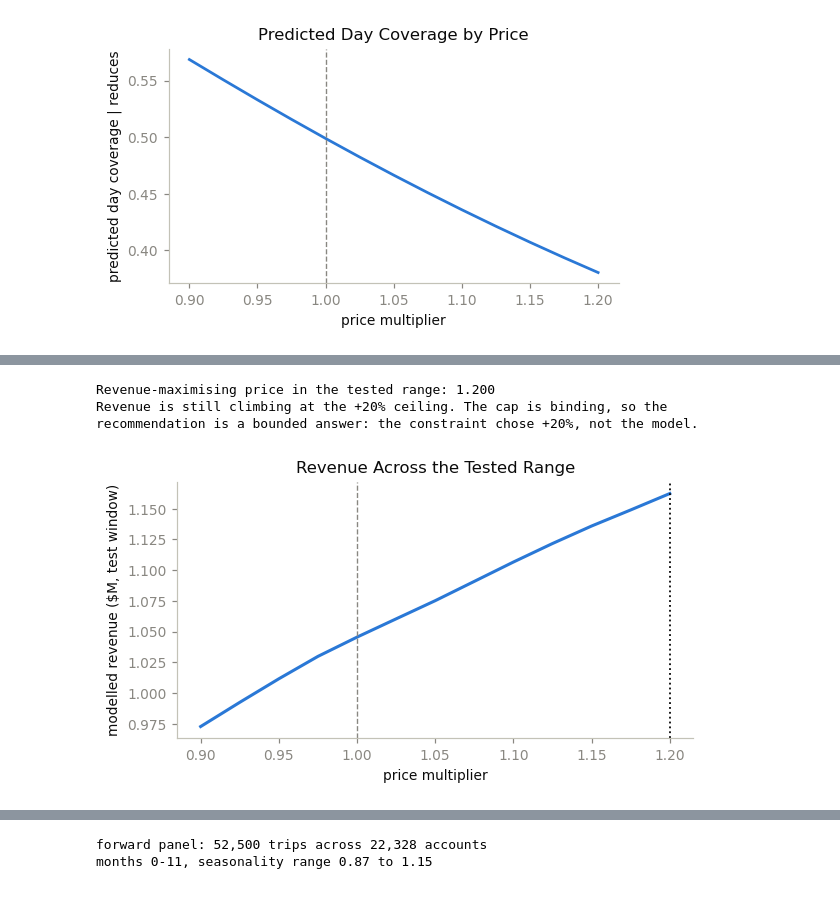
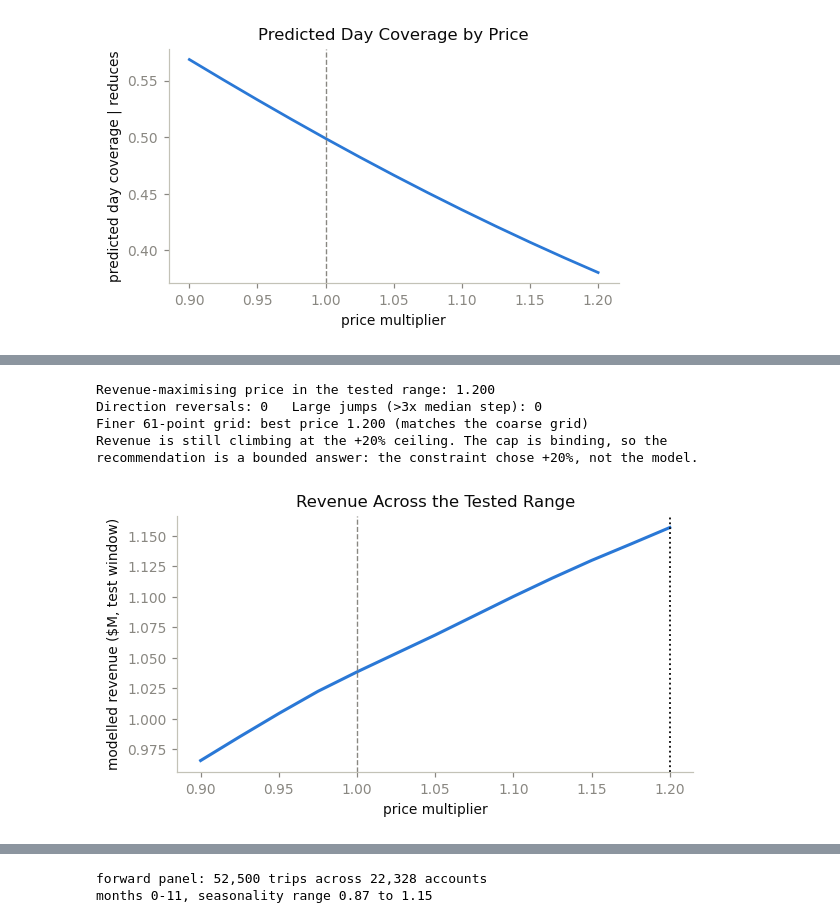
Before and after one commit to paforsey/data-science-portfolio, a Jupyter notebook: case-studies/international-roaming/international_roaming.ipynb, the cells around one changed output, grey strips where cells are left out. Saved outputs shown, nothing was run; the diff lists cells and outputs as text; code cells hidden in the pictures.

```diff
--- a/case-studies/international-roaming/international_roaming.ipynb
+++ b/case-studies/international-roaming/international_roaming.ipynb
@@ -1538,7 +1580,7 @@ for i, c in enumerate(CLASSES):
 
 scored['slice'] = np.select([tr, ca, te], ['train', 'calib', 'test'], default='?')
 
-# Per-account price response: what notebook 04 clusters on
+# Per-account price response: what the segmentation clusters on
 curves = {f'p_null_{m:.2f}': score_trips(X, trips, m)[:, i_np] for m in [0.90, 1.00, 1.10, 1.20]}
 resp = pd.DataFrame({'account_id': trips['account_id'].to_numpy(), **curves}) \
     .groupby('account_id').mean().reset_index()
@@ -1550,10 +1592,27 @@ meta = pd.DataFrame({
 })
 display(meta.set_index('key').rename_axis(None))
 
+# Per-trip scenario probabilities for the simulation: every forward-panel trip scored
+# at every grid price under the base and stronger-response cases. This replaces the
+# population-level log-odds shift the simulation used to reconstruct.
+SCEN_GRID = np.round(np.linspace(0.90, 1.20, 13), 4)
+fwd = (trips['month'] >= trips['month'].max() - 11).to_numpy()
+Xf, tf = X[fwd], trips[fwd]
+tid_f = tf['trip_id'].to_numpy()
+scen = []
+for rs, sname in [(1.0, 'base'), (RESPONSE_RATIO, 'stronger')]:
+    for m in SCEN_GRID:
+        Pm = score_trips(Xf, tf, float(m), rs)
+        scen.append(pd.DataFrame({'trip_id': tid_f, 'price_multiplier': float(m),
+                                  'response_scenario': sname,
+                                  **{f'p_{cc}': Pm[:, i] for i, cc in enumerate(CLASSES)}}))
+sim_prob_scenarios = pd.concat(scen, ignore_index=True)
+
 display(save_tables({
     'scored_trips': scored,
     'account_price_response': resp,
     'price_sweep': sweep.reset_index(),
+    'sim_prob_scenarios': sim_prob_scenarios,
     'model_meta': meta,
 }))
 # %% [output]
@@ -2101,17 +2542,22 @@ across prices, so an error here scales into every scenario.
 # %%
 # Build Revenue Curve
+# Same identity the simulation uses: for each candidate price, shift every test trip's
+# own baseline probabilities, then multiply that trip's probability vector by its own
+# revenue vector. (Not a single population-average probability applied to every trip.)
 sweep = load('price_sweep').set_index('price_multiplier')
-base_rev = trips.loc[te, 'pass_revenue'].sum()
+scored = load('scored_trips')
+sc_te = scored[scored['slice'] == 'test'].set_index('trip_id')
+te_ids = trips.loc[te, 'trip_id']
+common = te_ids[te_ids.isin(sc_te.index)]
+mask = trips['trip_id'].isin(common).to_numpy() & te
+P0 = sc_te.loc[trips.loc[mask, 'trip_id'], [f'p_{c}' for c in CLASSES]].to_numpy()
+P0 = P0 / P0.sum(axis=1, keepdims=True)
 
 rows = []
 for m in GRID:
-    if float(m) in sweep.index:
-        p = sweep.loc[float(m), CLASSES].to_numpy()
-    else:
-        j = np.argmin(np.abs(sweep.index.to_numpy() - m))
-        p = sweep.iloc[j][CLASSES].to_numpy()
-    Rv = revenue_by_state(X[te], trips[te], m)
-    rows.append({'price_multiplier': m, 'revenue': float((Rv * p).sum(axis=1).sum())})
+    P = apply_price_shift(P0, price_shift_logodds(sweep, m))
+    Rv = revenue_by_state(X[mask], trips[mask], m)
+    rows.append({'price_multiplier': m, 'revenue': float((Rv * P).sum())})
 
 curve = pd.DataFrame(rows).set_index('price_multiplier')
 curve['vs_standard'] = curve['revenue'] / curve.loc[1.0, 'revenue'] - 1
@@ -2119,6 +2565,18 @@ display(curve.round({'revenue': 0, 'vs_standard': 4}).rename_axis(None))
 
 best = curve['revenue'].idxmax()
 print(f'Revenue-maximising price in the tested range: {best:.3f}')
+
+# Shape checks: direction reversals and large jumps, plus a finer-grid confirmation
+_step = curve['revenue'].diff().dropna().to_numpy()
+_rev = int((_step < 0).sum())
+_jump = int((np.abs(_step) > 3 * np.median(np.abs(_step))).sum())
+print(f'Direction reversals: {_rev}   Large jumps (>3x median step): {_jump}')
+_fine = np.round(np.linspace(0.90, 1.20, 61), 4)
+_fr = [float((revenue_by_state(X[mask], trips[mask], m)
+              * apply_price_shift(P0, price_shift_logodds(sweep, m))).sum()) for m in _fine]
+_fbest = _fine[int(np.argmax(_fr))]
+print(f'Finer 61-point grid: best price {_fbest:.3f} '
+      f"({'matches' if abs(_fbest - best) < 1e-9 else 'differs from'} the coarse grid)")
 if best >= GRID[-1] - 1e-9:
     print('Revenue is still climbing at the +20% ceiling. The cap is binding, so the')
     print('recommendation is a bounded answer: the constraint chose +20%, not the model.')
@@ -2150,6 +2608,8 @@ plt.show()
 Revenue-maximising price in the tested range: 1.200
+Direction reversals: 0   Large jumps (>3x median step): 0
+Finer 61-point grid: best price 1.200 (matches the coarse grid)
 Revenue is still climbing at the +20% ceiling. The cap is binding, so the
 recommendation is a bounded answer: the constraint chose +20%, not the model.
-[figure, old version]
+[figure, new version]
 # %% [markdown]
 ---
```
Also changed, not shown: parts of 74 cells of this notebook, 12 other files.
